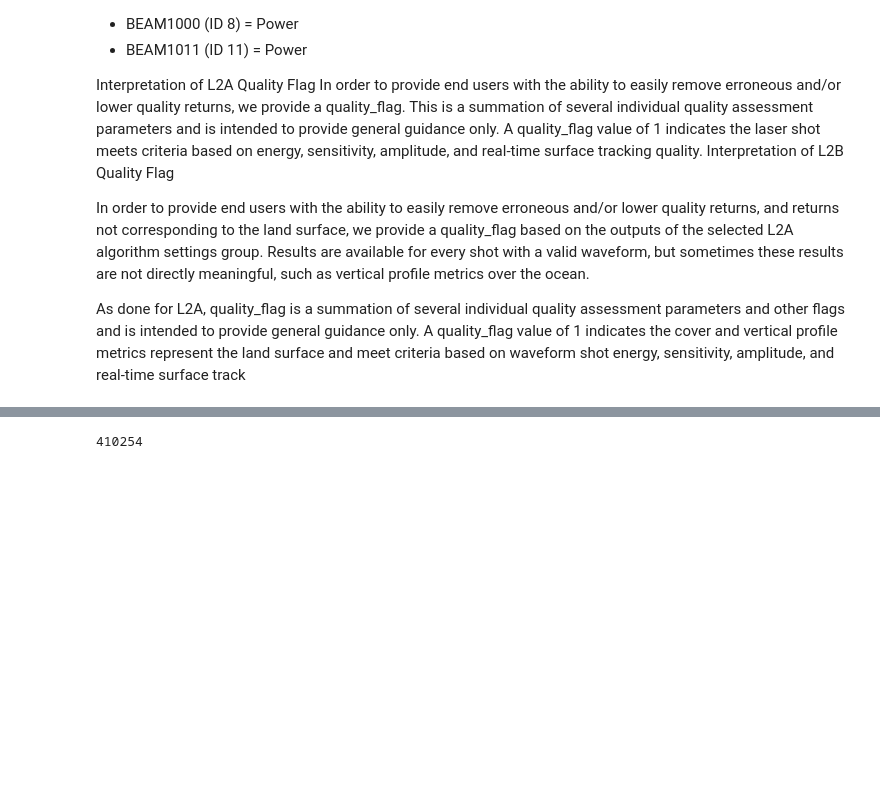
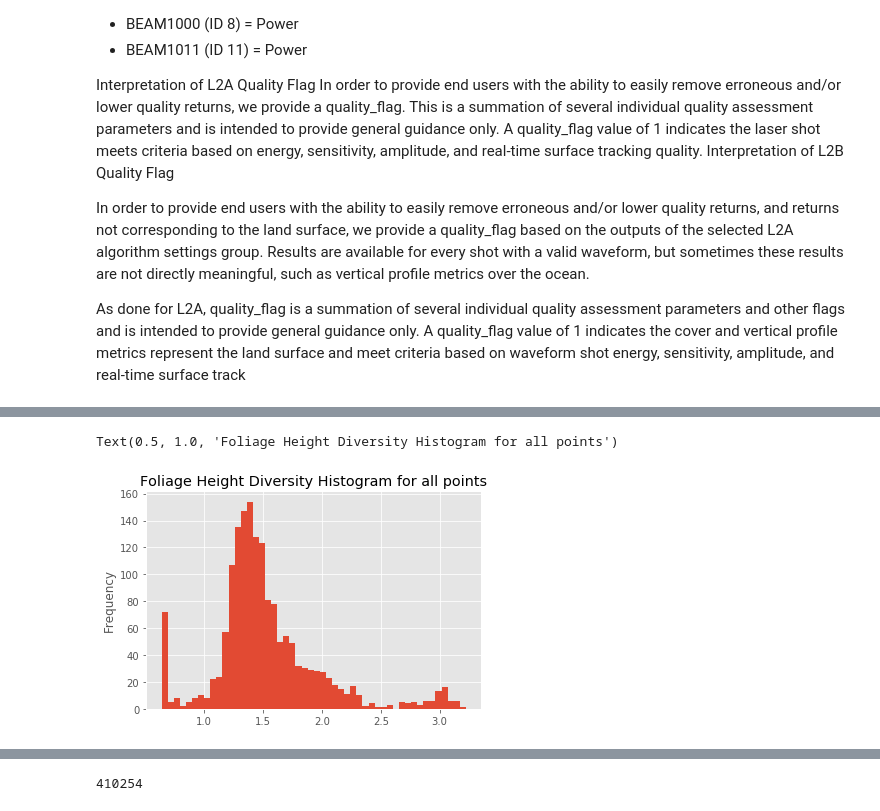
Before and after one commit to rbavery/sprnca_gedi, a Jupyter notebook: gedi_explore.ipynb, the cells around one changed output, grey strips where cells are left out. Drawn from its saved outputs; the diff is of its cells as text; code cells hidden in the pictures; blank space fills up the shorter version.

```diff
--- a/gedi_explore.ipynb
+++ b/gedi_explore.ipynb
@@ -119,0 +141,6 @@ plt.savefig("figs/SPRNCA_and_GEDI.png")
+# %%
+riparian_df_utm["fhd_normal"].plot.hist(bins=50)
+plt.title("Foliage Height Diversity Histogram for all points")
+# %% [output]
+Text(0.5, 1.0, 'Foliage Height Diversity Histogram for all points')
+[figure, added]
```
Also changed, not shown: parts of 16 cells of this notebook, 1 other file.
